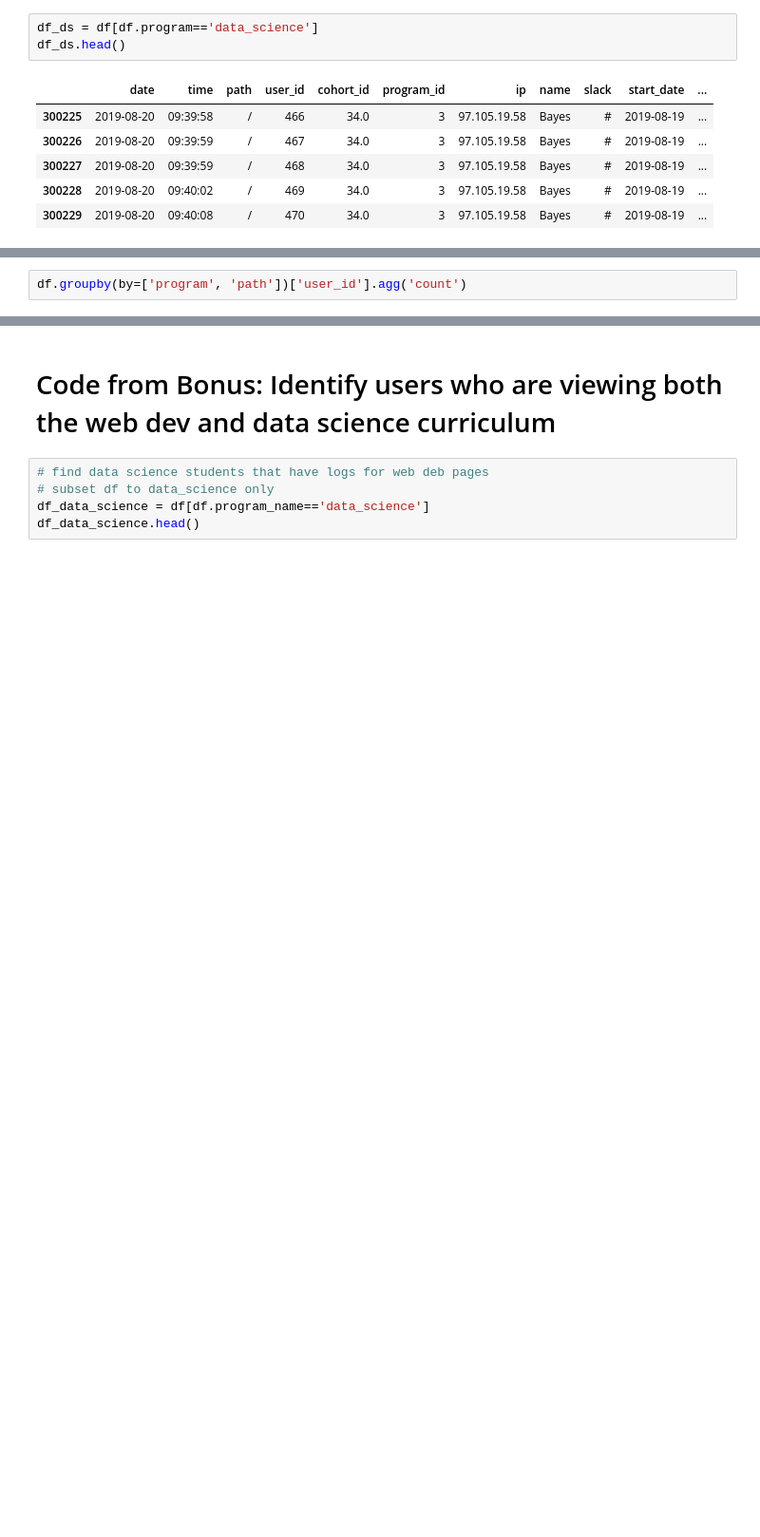
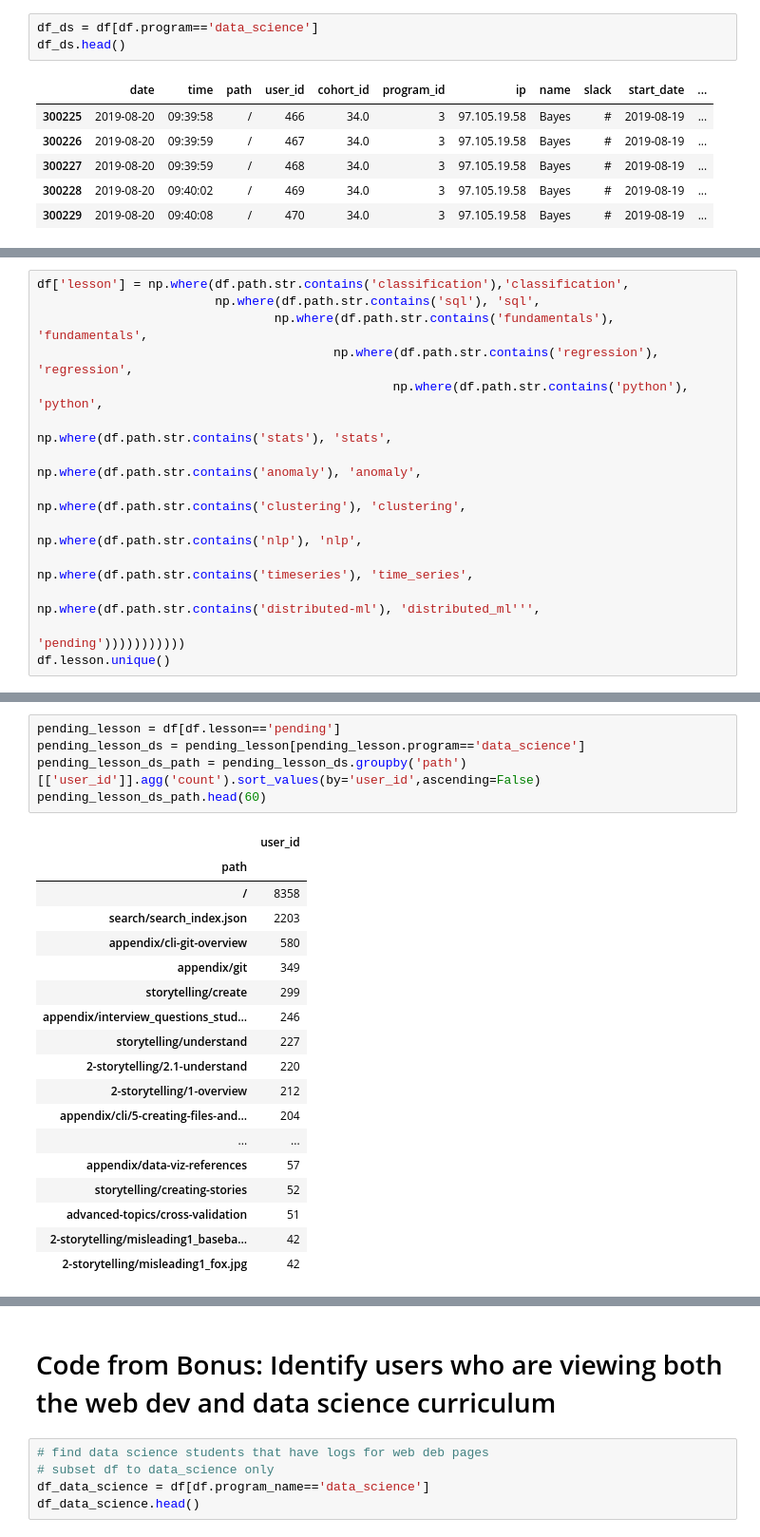
Before and after one commit to daniel-kaniela/anomoly_detection_project, a Jupyter notebook: kan_anomaly_detection_working_copy.ipynb, the cells around one changed output, grey strips where cells are left out. Shown at 95% size. Cells and saved outputs as stored; diff of their text form; blank space fills up the shorter version.

```diff
--- a/kan_anomaly_detection_working_copy.ipynb
+++ b/kan_anomaly_detection_working_copy.ipynb
@@ -127,3 +132,15 @@ df_web.head()
 # %%
-df.groupby(by=['program', 'path'])['user_id'].agg('count')
+df['lesson'] = np.where(df.path.str.contains('classification'),'classification',
+                        np.where(df.path.str.contains('sql'), 'sql',
+                                np.where(df.path.str.contains('fundamentals'), 'fundamentals',
+                                        np.where(df.path.str.contains('regression'), 'regression',
+                                                np.where(df.path.str.contains('python'), 'python',
+                                                        np.where(df.path.str.contains('stats'), 'stats',
+                                                                 np.where(df.path.str.contains('anomaly'), 'anomaly',
+                                                                          np.where(df.path.str.contains('clustering'), 'clustering',
+                                                                                   np.where(df.path.str.contains('nlp'), 'nlp',
+                                                                                            np.where(df.path.str.contains('timeseries'), 'time_series',
+                                                                                                     np.where(df.path.str.contains('distributed-ml'), 'distributed_ml''',
+                                                                                                              'pending')))))))))))
+df.lesson.unique()
 # %% [output]
@@ -142,0 +159,24 @@ Name: user_id, Length: 2736, dtype: int64
+# %%
+pending_lesson = df[df.lesson=='pending']
+pending_lesson_ds = pending_lesson[pending_lesson.program=='data_science']
+pending_lesson_ds_path = pending_lesson_ds.groupby('path')[['user_id']].agg('count').sort_values(by='user_id',ascending=False)
+pending_lesson_ds_path.head(60)
+# %% [output]
+|  | user_id |
+| path |  |
+| / | 8358 |
+| search/search_index.json | 2203 |
+| appendix/cli-git-overview | 580 |
+| appendix/git | 349 |
+| storytelling/create | 299 |
+| appendix/interview_questions_stud... | 246 |
+| storytelling/understand | 227 |
+| 2-storytelling/2.1-understand | 220 |
+| 2-storytelling/1-overview | 212 |
+| appendix/cli/5-creating-files-and... | 204 |
+| ... | ... |
+| appendix/data-viz-references | 57 |
+| storytelling/creating-stories | 52 |
+| advanced-topics/cross-validation | 51 |
+| 2-storytelling/misleading1_baseba... | 42 |
+| 2-storytelling/misleading1_fox.jpg | 42 |
```
Also changed, not shown: parts of 7 cells of this notebook.
